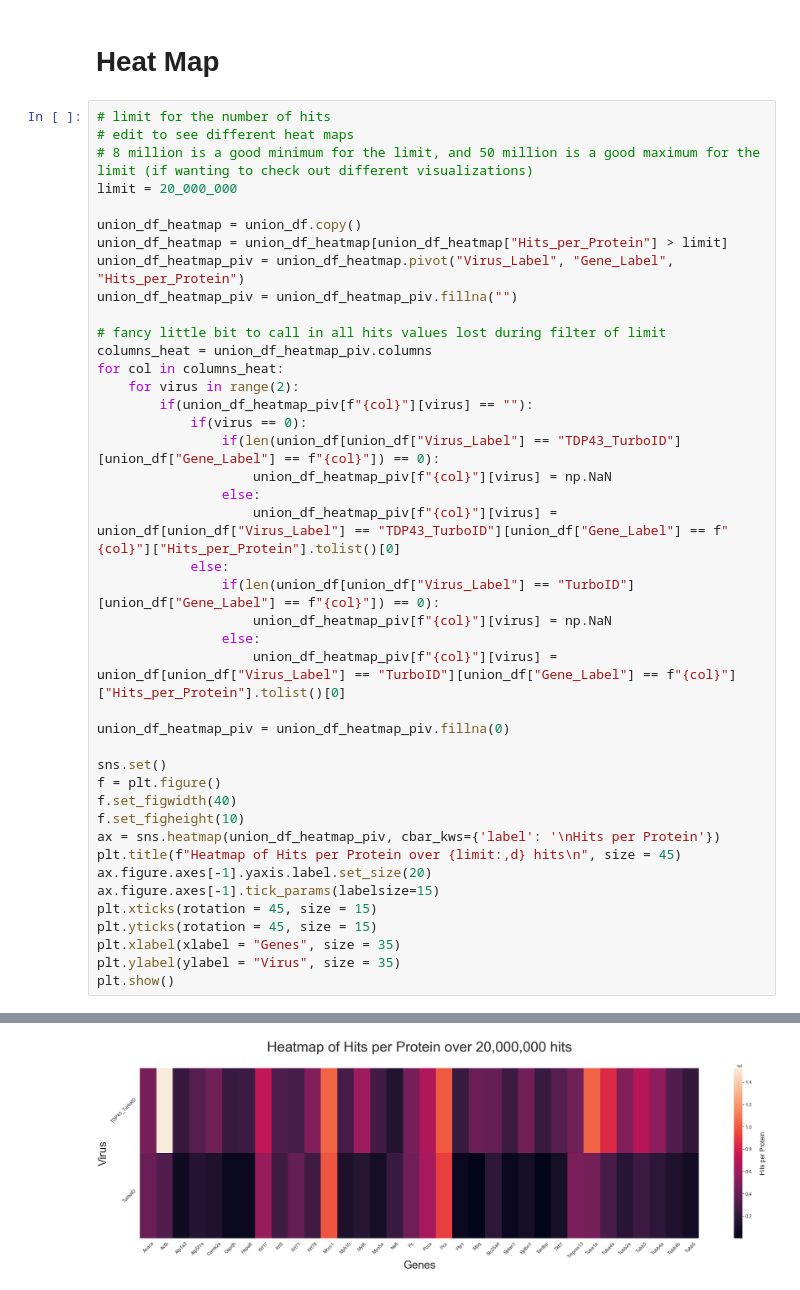
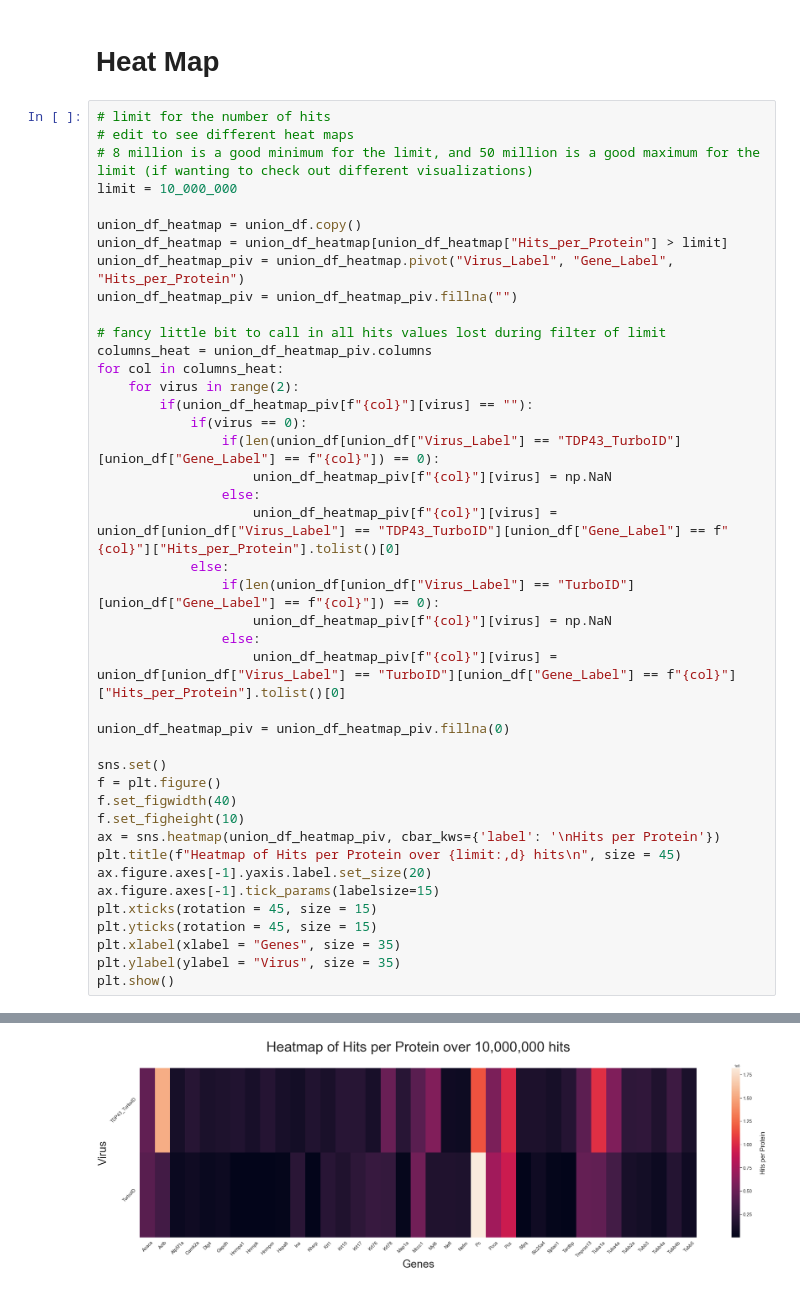
Before and after one commit to adamwbrew/Proteins, a Jupyter notebook: protein_visuals.ipynb, the cells around one changed output, grey strips where cells are left out. Cells and saved outputs as stored; diff of their text form.

```diff
--- a/protein_visuals.ipynb
+++ b/protein_visuals.ipynb
@@ -161,7 +161,7 @@ plt.show()
 # limit for the number of hits
 # edit to see different heat maps
 # 8 million is a good minimum for the limit, and 50 million is a good maximum for the limit (if wanting to check out different visualizations)
-limit = 20_000_000
+limit = 10_000_000
 
 union_df_heatmap = union_df.copy()
 union_df_heatmap = union_df_heatmap[union_df_heatmap["Hits_per_Protein"] > limit]
@@ -181,31 +181,31 @@ for col in columns_heat:
             else:
                 if(len(union_df[union_df["Virus_Label"] == "TurboID"][union_df["Gene_Label"] == f"{col}"]) == 0):
                     union_df_heatmap_piv[f"{col}"][virus] = np.NaN
                 else:
                     union_df_heatmap_piv[f"{col}"][virus] = union_df[union_df["Virus_Label"] == "TurboID"][union_df["Gene_Label"] == f"{col}"]["Hits_per_Protein"].tolist()[0]
 
 union_df_heatmap_piv = union_df_heatmap_piv.fillna(0)
 
 sns.set()
 f = plt.figure()
 f.set_figwidth(40)
 f.set_figheight(10)
 ax = sns.heatmap(union_df_heatmap_piv, cbar_kws={'label': '\nHits per Protein'})
 plt.title(f"Heatmap of Hits per Protein over {limit:,d} hits\n", size = 45)
 ax.figure.axes[-1].yaxis.label.set_size(20)
 ax.figure.axes[-1].tick_params(labelsize=15)
 plt.xticks(rotation = 45, size = 15)
 plt.yticks(rotation = 45, size = 15)
 plt.xlabel(xlabel = "Genes", size = 35)
 plt.ylabel(ylabel = "Virus", size = 35)
 plt.show()
 # %% [output]
 A value is trying to be set on a copy of a slice from a DataFrame
 
 See the caveats in the documentation: https://pandas.pydata.org/pandas-docs/stable/user_guide/indexing.html#returning-a-view-versus-a-copy
   union_df_heatmap_piv[f"{col}"][virus] = union_df[union_df["Virus_Label"] == "TurboID"][union_df["Gene_Label"] == f"{col}"]["Hits_per_Protein"].tolist()[0]
 A value is trying to be set on a copy of a slice from a DataFrame
 
 See the caveats in the documentation: https://pandas.pydata.org/pandas-docs/stable/user_guide/indexing.html#returning-a-view-versus-a-copy
   union_df_heatmap_piv[f"{col}"][virus] = union_df[union_df["Virus_Label"] == "TDP43_TurboID"][union_df["Gene_Label"] == f"{col}"]["Hits_per_Protein"].tolist()[0]
-[figure, old version]
+[figure, new version]
```
Also changed, not shown: parts of 5 cells of this notebook, 5 other files.
